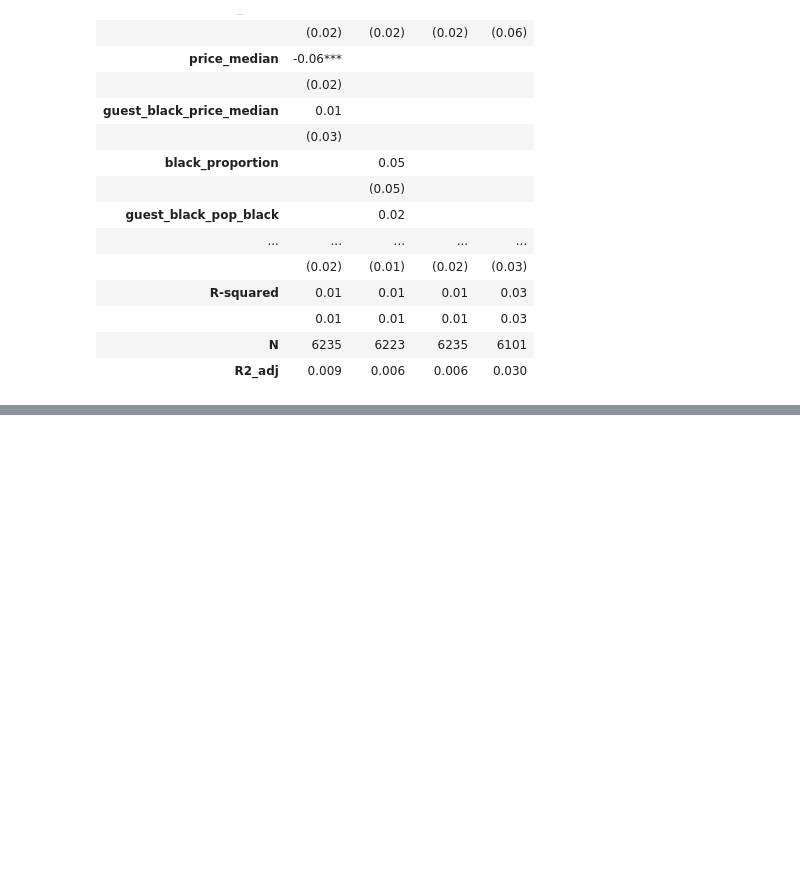
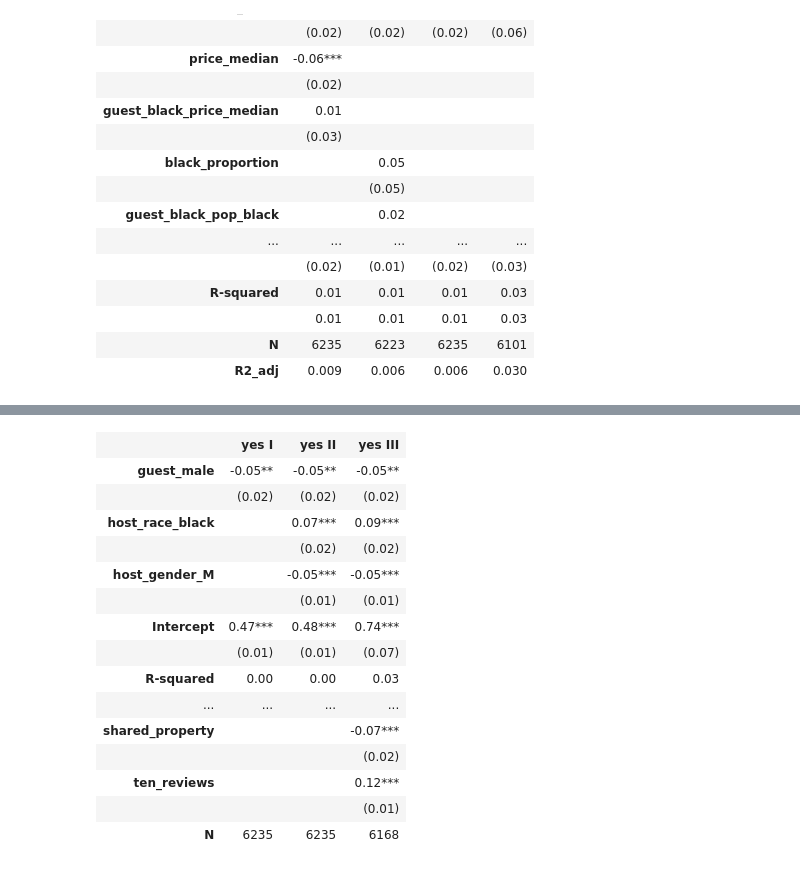
Before and after one commit to fmssn/airbnbdiscrimination, a Jupyter notebook: AirBnb.ipynb, the cells around one changed output, grey strips where cells are left out. Saved outputs shown, nothing was run; the diff lists cells and outputs as text; code cells hidden in the pictures; blank space fills up the shorter version.

```diff
--- a/AirBnb.ipynb
+++ b/AirBnb.ipynb
@@ -549,0 +568,33 @@ Warnings:
+# %%
+df_model = df[['yes','guest_male','name_by_city', 'host_gender_M', 'host_race_black']].dropna()
+df_model3 = df[['yes','guest_male','name_by_city', 'host_gender_M', 'host_race_black', 'multiple_listings', 'shared_property', 'ten_reviews', 'log_price']].dropna()
+
+model = smf.ols('yes ~ guest_male', data=df_model)
+result1 = model.fit(cov_type='cluster', cov_kwds={'groups': df_model['name_by_city']})
+
+model = smf.ols('yes ~ guest_male + host_race_black + host_gender_M', data=df_model)
+result2 = model.fit(cov_type='cluster', cov_kwds={'groups': df_model['name_by_city']})
+
+model = smf.ols('yes ~ guest_male + host_race_black + host_gender_M + multiple_listings + shared_property + ten_reviews + log_price', data=df_model3)
+result3 = model.fit(cov_type='cluster', cov_kwds={'groups': df_model3['name_by_city']})
+
+
+tble = summary_col([result1, result2, result3], stars=True, float_format='%.2f', regressor_order=['guest_male', 'host_race_black', 'host_gender_M'], info_dict={'N':lambda x: "{0:d}".format(int(x.nobs))})
+tble
+# %% [output]
+|  | yes I | yes II | yes III |
+| guest_male | -0.05** | -0.05** | -0.05** |
+|  | (0.02) | (0.02) | (0.02) |
+| host_race_black |  | 0.07*** | 0.09*** |
+|  |  | (0.02) | (0.02) |
+| host_gender_M |  | -0.05*** | -0.05*** |
+|  |  | (0.01) | (0.01) |
+| Intercept | 0.47*** | 0.48*** | 0.74*** |
+|  | (0.01) | (0.01) | (0.07) |
+| R-squared | 0.00 | 0.00 | 0.03 |
+| ... | ... | ... | ... |
+| shared_property |  |  | -0.07*** |
+|  |  |  | (0.02) |
+| ten_reviews |  |  | 0.12*** |
+|  |  |  | (0.01) |
+| N | 6235 | 6235 | 6168 |
```
Also changed, not shown: parts of 36 cells of this notebook, 1 other file.
